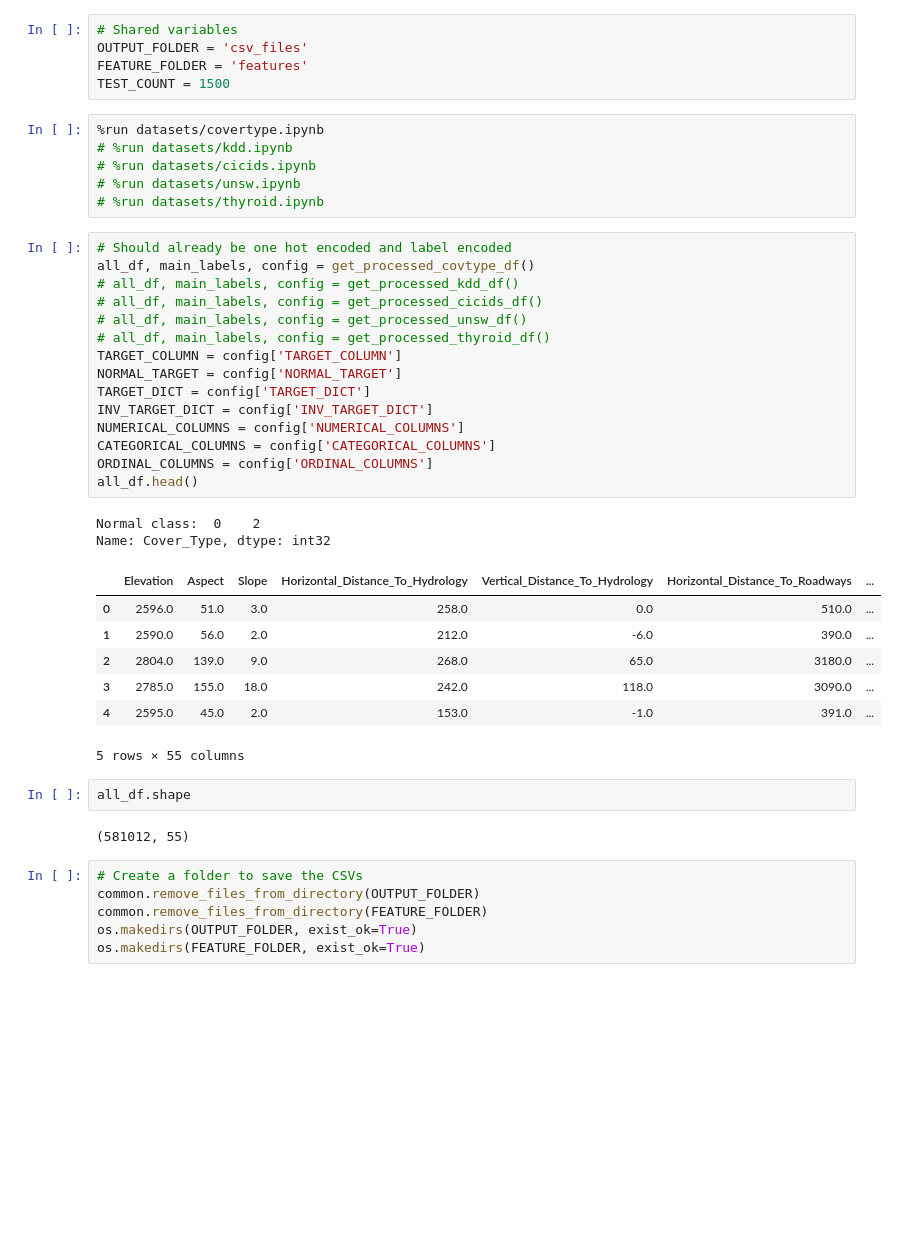
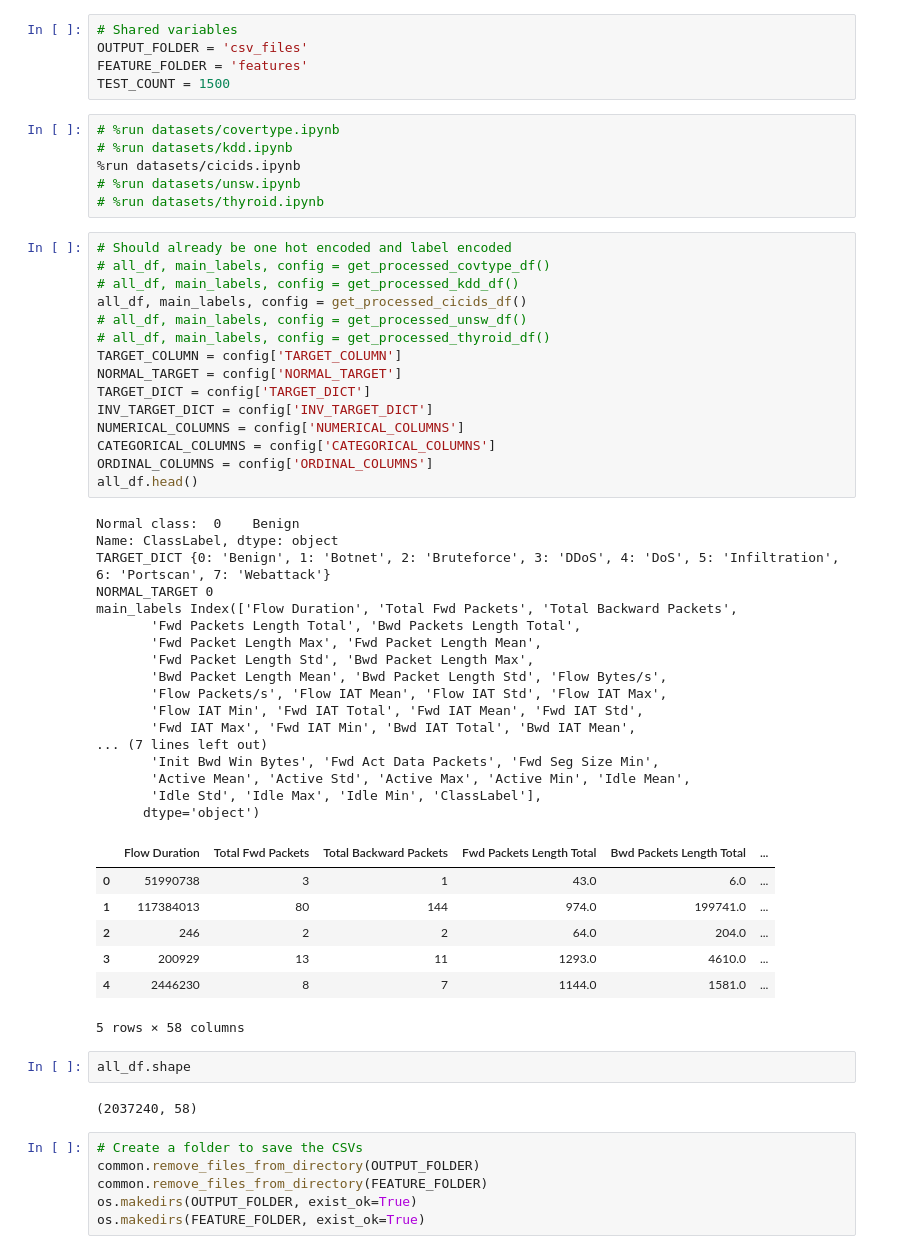
Before and after one commit to brinashong/CS5344_Project, a Jupyter notebook: work/pipeline.ipynb, the cells around one changed output. Drawn from its saved outputs; the diff is of its cells as text; blank space fills up the shorter version.

```diff
--- a/work/pipeline.ipynb
+++ b/work/pipeline.ipynb
@@ -28,40 +28,55 @@ OUTPUT_FOLDER = 'csv_files'
 FEATURE_FOLDER = 'features'
 TEST_COUNT = 1500
 # %%
-%run datasets/covertype.ipynb
+# %run datasets/covertype.ipynb
 # %run datasets/kdd.ipynb
-# %run datasets/cicids.ipynb
+%run datasets/cicids.ipynb
 # %run datasets/unsw.ipynb
 # %run datasets/thyroid.ipynb
 # %%
 # Should already be one hot encoded and label encoded
-all_df, main_labels, config = get_processed_covtype_df()
+# all_df, main_labels, config = get_processed_covtype_df()
 # all_df, main_labels, config = get_processed_kdd_df()
-# all_df, main_labels, config = get_processed_cicids_df()
+all_df, main_labels, config = get_processed_cicids_df()
 # all_df, main_labels, config = get_processed_unsw_df()
 # all_df, main_labels, config = get_processed_thyroid_df()
 TARGET_COLUMN = config['TARGET_COLUMN']
 NORMAL_TARGET = config['NORMAL_TARGET']
 TARGET_DICT = config['TARGET_DICT']
 INV_TARGET_DICT = config['INV_TARGET_DICT']
 NUMERICAL_COLUMNS = config['NUMERICAL_COLUMNS']
 CATEGORICAL_COLUMNS = config['CATEGORICAL_COLUMNS']
 ORDINAL_COLUMNS = config['ORDINAL_COLUMNS']
 all_df.head()
 # %% [output]
-Normal class:  0    2
-Name: Cover_Type, dtype: int32
+Normal class:  0    Benign
+Name: ClassLabel, dtype: object
+TARGET_DICT {0: 'Benign', 1: 'Botnet', 2: 'Bruteforce', 3: 'DDoS', 4: 'DoS', 5: 'Infiltration', 6: 'Portscan', 7: 'Webattack'}
+NORMAL_TARGET 0
+main_labels Index(['Flow Duration', 'Total Fwd Packets', 'Total Backward Packets',
+       'Fwd Packets Length Total', 'Bwd Packets Length Total',
+       'Fwd Packet Length Max', 'Fwd Packet Length Mean',
+       'Fwd Packet Length Std', 'Bwd Packet Length Max',
+       'Bwd Packet Length Mean', 'Bwd Packet Length Std', 'Flow Bytes/s',
+       'Flow Packets/s', 'Flow IAT Mean', 'Flow IAT Std', 'Flow IAT Max',
+       'Flow IAT Min', 'Fwd IAT Total', 'Fwd IAT Mean', 'Fwd IAT Std',
+       'Fwd IAT Max', 'Fwd IAT Min', 'Bwd IAT Total', 'Bwd IAT Mean',
+... (7 lines left out)
+       'Init Bwd Win Bytes', 'Fwd Act Data Packets', 'Fwd Seg Size Min',
+       'Active Mean', 'Active Std', 'Active Max', 'Active Min', 'Idle Mean',
+       'Idle Std', 'Idle Max', 'Idle Min', 'ClassLabel'],
+      dtype='object')
-|  | Elevation | Aspect | Slope | Horizontal_Distance_To_Hydrology | Vertical_Distance_To_Hydrology | Horizontal_Distance_To_Roadways | ... |
-| 0 | 2596.0 | 51.0 | 3.0 | 258.0 | 0.0 | 510.0 | ... |
-| 1 | 2590.0 | 56.0 | 2.0 | 212.0 | -6.0 | 390.0 | ... |
-| 2 | 2804.0 | 139.0 | 9.0 | 268.0 | 65.0 | 3180.0 | ... |
-| 3 | 2785.0 | 155.0 | 18.0 | 242.0 | 118.0 | 3090.0 | ... |
-| 4 | 2595.0 | 45.0 | 2.0 | 153.0 | -1.0 | 391.0 | ... |
+|  | Flow Duration | Total Fwd Packets | Total Backward Packets | Fwd Packets Length Total | Bwd Packets Length Total | ... |
+| 0 | 51990738 | 3 | 1 | 43.0 | 6.0 | ... |
+| 1 | 117384013 | 80 | 144 | 974.0 | 199741.0 | ... |
+| 2 | 246 | 2 | 2 | 64.0 | 204.0 | ... |
+| 3 | 200929 | 13 | 11 | 1293.0 | 4610.0 | ... |
+| 4 | 2446230 | 8 | 7 | 1144.0 | 1581.0 | ... |
-5 rows × 55 columns
+5 rows × 58 columns
 # %%
 all_df.shape
 # %% [output]
-(581012, 55)
+(2037240, 58)
 # %%
 # Create a folder to save the CSVs
 common.remove_files_from_directory(OUTPUT_FOLDER)
```
Also changed, not shown: parts of 11 cells of this notebook, 4 other files.
